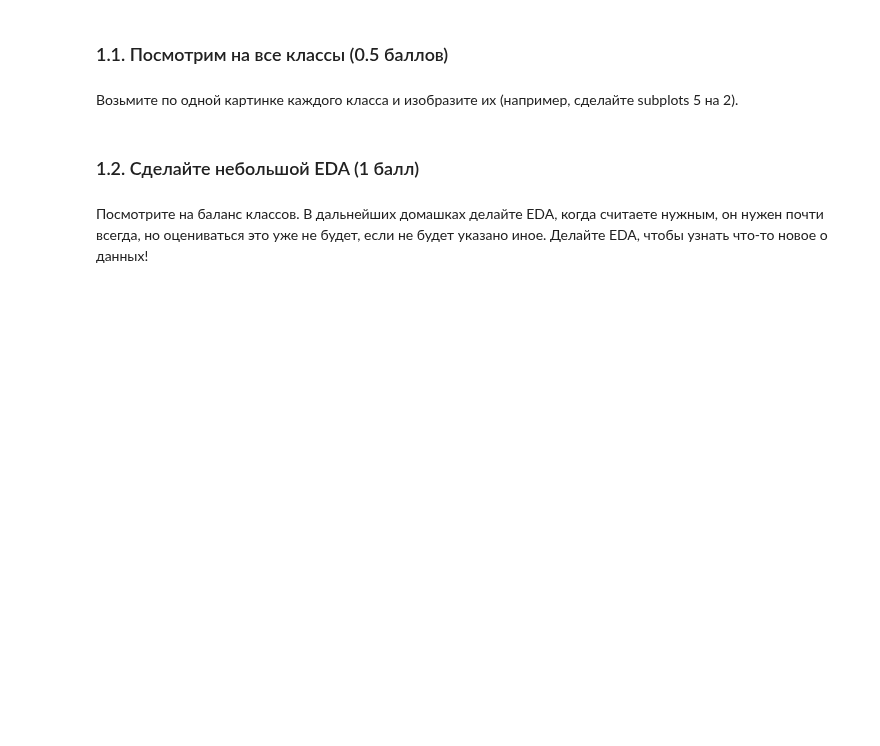
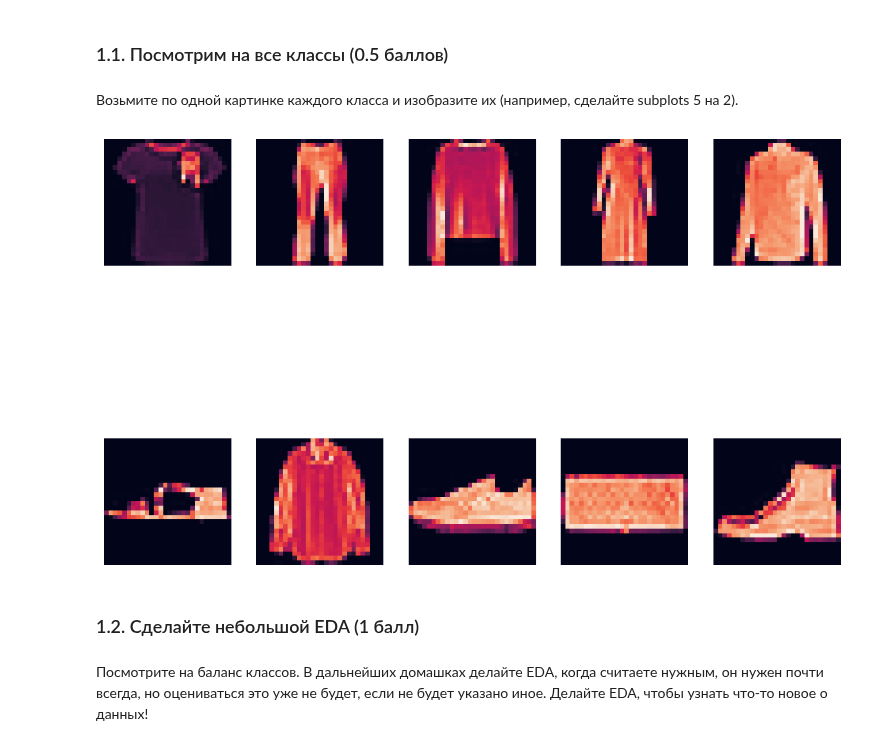
Before and after one commit to EkaterinShitik/BI_ML_2024, a Jupyter notebook: hw1_kNN/code/KNN.ipynb, the cells around one changed output. Drawn from its saved outputs; the diff is of its cells as text; code cells hidden in the pictures; blank space fills up the shorter version.

```diff
--- a/hw1_kNN/code/KNN.ipynb
+++ b/hw1_kNN/code/KNN.ipynb
@@ -56,9 +58,15 @@ plt.axis("off");
 # %% [markdown]
 Возьмите по одной картинке каждого класса и изобразите их (например, сделайте subplots 5 на 2).
 # %%
-"""
-YOUR CODE
-"""
+x = np.linspace(-10, 10, 20)
+
+for number_class in range(10):
+    plt.subplot(2, 5, number_class + 1)
+    image = X[np.where(y == str(number_class))[0][0]].reshape(28, 28, 1)
+    plt.imshow(image)
+    plt.axis("off")
+# %% [output]
+[figure, added]
 # %% [markdown]
 ### 1.2. Сделайте небольшой EDA (1 балл)
 # %% [markdown]
```
Also changed, not shown: parts of 5 cells of this notebook.
